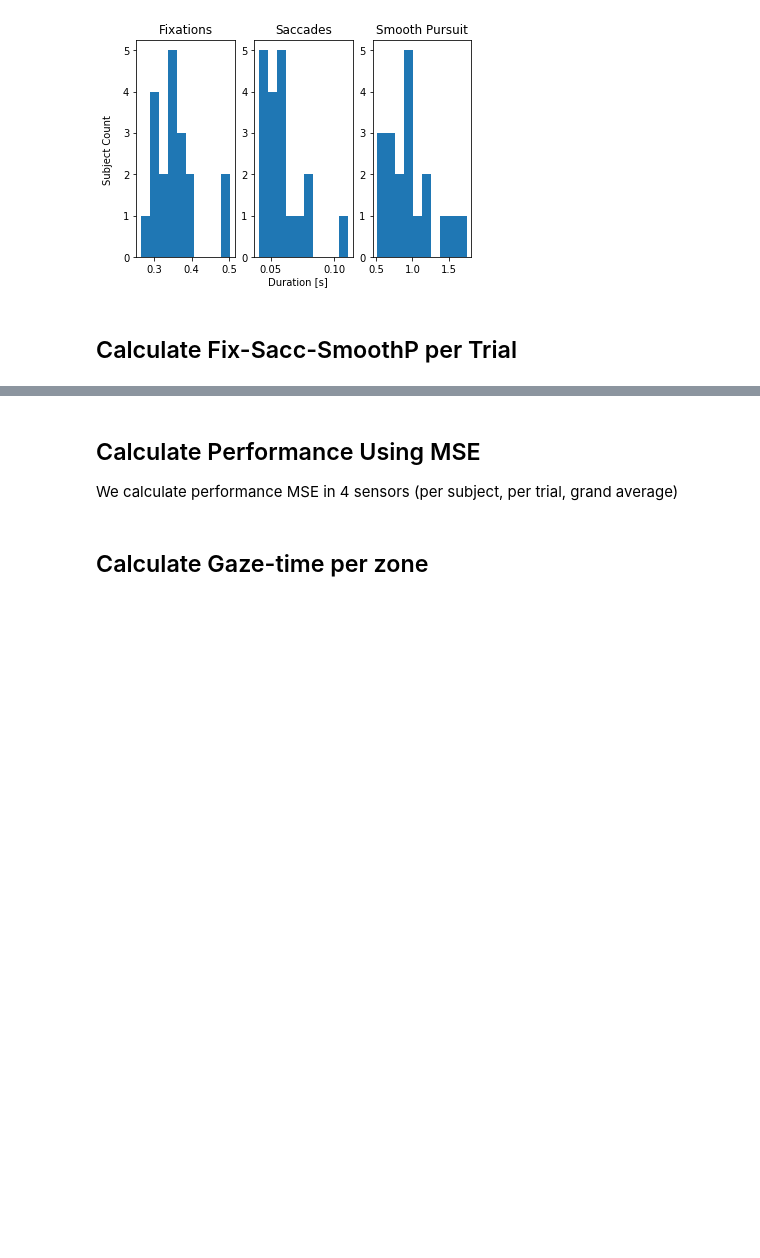
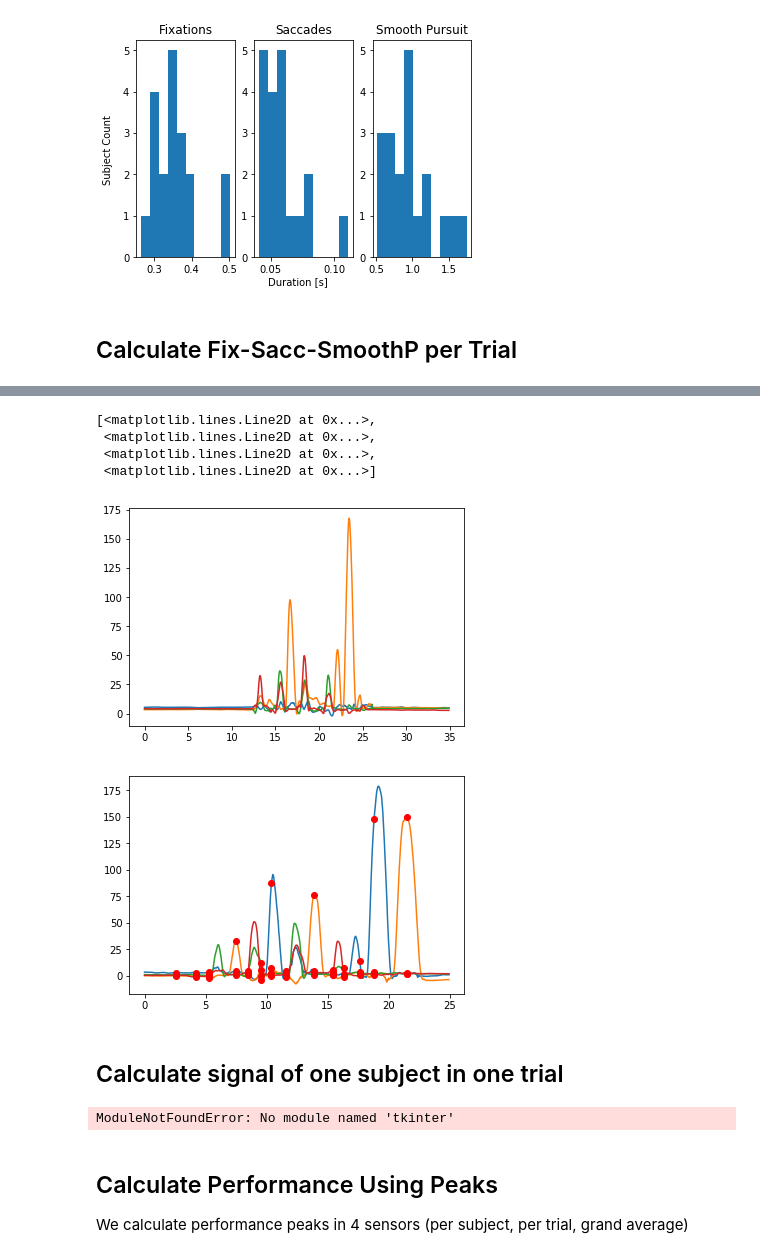
Before and after one commit to harrisonford/accelerometer-data, a Jupyter notebook: Report.ipynb, the cells around one changed output, grey strips where cells are left out. Cells and saved outputs as stored; diff of their text form; code cells hidden in the pictures; blank space fills up the shorter version.

```diff
--- a/Report.ipynb
+++ b/Report.ipynb
@@ -345,3 +393,64 @@ print("!")
+# %%
+import numpy as np
+import matplotlib.pyplot as plt
+import scipy.io
+from scipy import signal
+
+
+# load sensor data
+data=scipy.io.loadmat('./source_data/myodatasum.mat')
+
+# plot model signal
+subModeltrial1 =  data['eventData_model']
+sub18trial4 = data['eventData2'][18, 4]
+times = np.linspace(0,(1./100.)*len(sub18trial4), num=len(sub18trial4))
+plt.figure()
+plt.plot(times, sub18trial4)
+
+# plot signal peaks
+data = subModeltrial1
+time = np.linspace(0,(1./100.)*len(data), num=len(data))
+peakind = signal.argrelmax(data[:, 1], order=40, mode='clip')
+
+plt.figure()
+plt.plot(time, data)
+plt.plot(time[peakind], data[peakind], 'ro')
+# %% [output]
+[<matplotlib.lines.Line2D at 0x...>,
+ <matplotlib.lines.Line2D at 0x...>,
+ <matplotlib.lines.Line2D at 0x...>,
+ <matplotlib.lines.Line2D at 0x...>]
+[figure, added]
+[figure, added]
+# %% [markdown]
+## Calculate signal of one subject in one trial
+# %%
+%pylab
+%matplotlib notebook
+import scipy.io
+from scipy import signal
+import matplotlib.pyplot as plt
+
+
+# load signal data
+data=scipy.io.loadmat('./source_data/myodatasum.mat')
+
+# eventData2 options: 'numsubjects' 0-18 & numtrial 0-4
+subModeltrial1 =  data['eventData_model']
+peaksmodel = signal.argrelmax(data['eventData_model'], order=40, mode='clip')
+sub18trial4 = data['eventData2'][18, 4]
+
+figure()
+plot(sub18trial4)
+legend(['1','2','3','4'])
+show()
+
+figure()
+plot(subModeltrial1)
+legend(['1','2','3','4'])
+show()
+# %% [output]
+ModuleNotFoundError: No module named 'tkinter'
 # %% [markdown]
-## Calculate Performance Using MSE
-We calculate performance MSE in 4 sensors (per subject, per trial, grand average)
+## Calculate Performance Using Peaks
+We calculate performance peaks in 4 sensors (per subject, per trial, grand average)
@@ -350,2 +456,0 @@ We calculate performance MSE in 4 sensors (per subject, per trial, grand average
-# %% [markdown]
-## Calculate Gaze-time per zone
```
Also changed, not shown: parts of 22 cells of this notebook, 1 other file.
